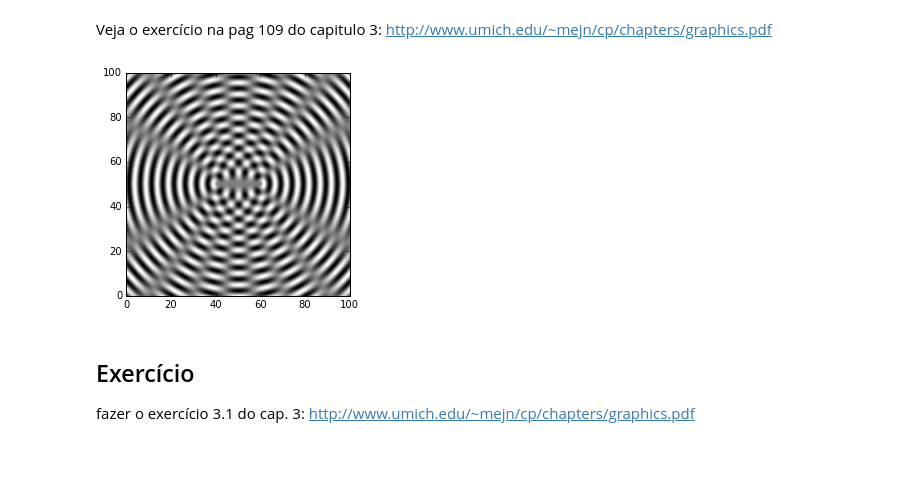
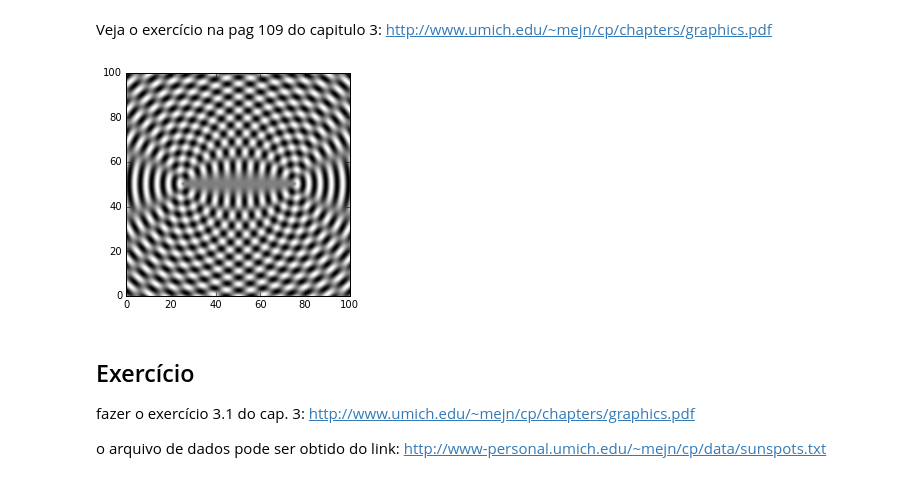
Before and after one commit to hektor-monteiro/python-notebooks, a Jupyter notebook: aula-6.ipynb, the cells around one changed output. Saved outputs shown, nothing was run; the diff lists cells and outputs as text; code cells hidden in the pictures.

```diff
--- a/aula-6.ipynb
+++ b/aula-6.ipynb
@@ -236,0 +289,27 @@ Outra função importante é imshow para mostrar imagens, em geral definidas por
+# %%
+import numpy as np
+import matplotlib.pyplot as plt
+
+# dados simulados
+x = np.arange(0.1, 4, 0.5)
+y = np.exp(-x)
+
+# exemplo simulado de erros que variam com a variável x
+error = 0.1 + 0.2 * x
+
+# exemplo de erros assimétricos
+lower_error = 0.4 * error
+upper_error = error
+asymmetric_error = [lower_error, upper_error]
+
+plt.figure(1)
+plt.errorbar(x, y, yerr=error)
+#plt.errorbar(x, y, yerr=error, fmt='-ob')
+#plt.errorbar(x, y, yerr=error,fmt='ob', ecolor='g', capthick=2)
+plt.title('erros simetricos')
+
+plt.figure(2)
+plt.errorbar(x, y, xerr=asymmetric_error, fmt='or')
+plt.title('erros assimetricos')
+#plt.set_yscale('log')
+plt.show()
@@ -273,39 +358,41 @@ Veja o exercício na pag 109 do capitulo 3: http://www.umich.edu/~mejn/cp/chapte
 wavelength = 5.0
 k = 2*np.pi/wavelength
 xi0 = 1.0
-separation = 20.0  # Separation of centers in cm
+separation = 50.0  # Separation of centers in cm
 side = 100.0       # Side of the square in cm
 points = 500       # Number of grid points along each side
 
 
 
 spacing = side/points # Spacing of points in cm
 
 # Calculate the positions of the centers of the circles
 x1 = side/2 + separation/2
 y1 = side/2
 x2 = side/2 - separation/2
 y2 = side/2
 
 # Make an array to store the heights
 xi = np.empty([points,points],float)
 
 # Calculate the values in the array
 for i in range(points):
     y = spacing*i
     for j in range(points):
         x = spacing*j
         r1 = np.sqrt((x-x1)**2+(y-y1)**2)
         r2 = np.sqrt((x-x2)**2+(y-y2)**2)
         xi[i,j] = xi0*np.sin(k*r1) + xi0*np.sin(k*r2)
 
 # Make the plot
 plt.imshow(xi,origin="lower",extent=[0,side,0,side])
 plt.gray()
 plt.show()
 # %% [output]
-[figure, old version]
+[figure, new version]
 # %% [markdown]
 ## Exercício
 
 fazer o exercício 3.1 do cap. 3:  http://www.umich.edu/~mejn/cp/chapters/graphics.pdf
+
+o arquivo de dados pode ser obtido do link: http://www-personal.umich.edu/~mejn/cp/data/sunspots.txt
```
Also changed, not shown: parts of 15 cells of this notebook.
